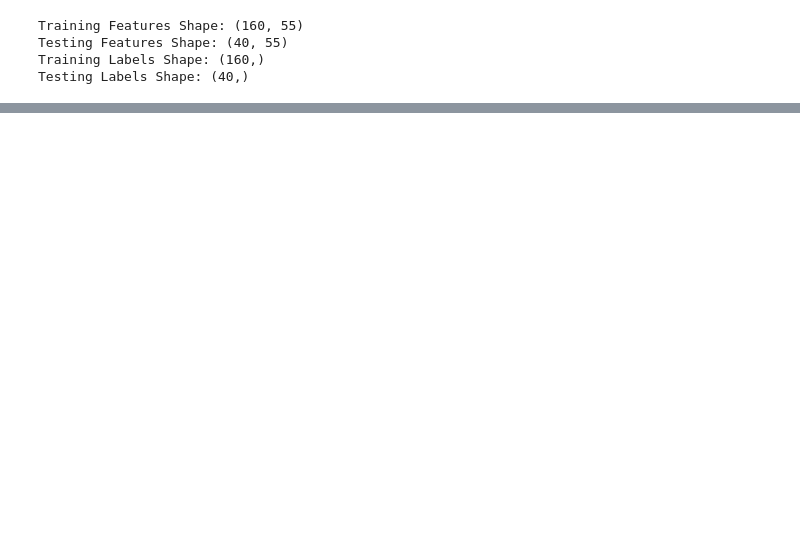
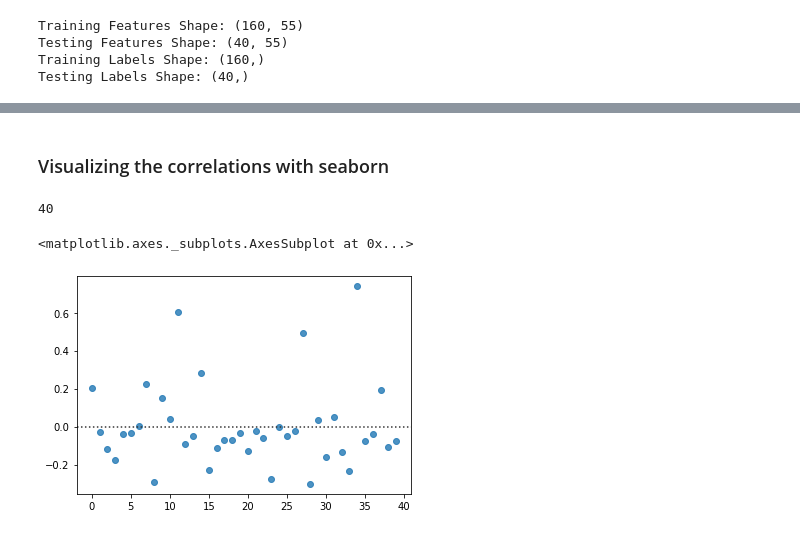
Before and after one commit to lindsera1/GoingViral, a Jupyter notebook: RM_ML_Viz.ipynb, the cells around one changed output, grey strips where cells are left out. Cells and saved outputs as stored; diff of their text form; code cells hidden in the pictures; blank space fills up the shorter version.

```diff
--- a/RM_ML_Viz.ipynb
+++ b/RM_ML_Viz.ipynb
@@ -159,0 +181,13 @@ r2_score(y_true, y_pred)
+# %% [markdown]
+### Visualizing the correlations with seaborn
+# %%
+# Calculating the lenght of the array for plotting the y-true and y_pred
+len(y_true)
+# %% [output]
+40
+# %%
+# Plotting the result of the regression model y_pred vs y_true (residuals)
+sns.residplot(x=list(range(40)) , y=y_true-y_pred,)
+# %% [output]
+<matplotlib.axes._subplots.AxesSubplot at 0x...>
+[figure, added]
```
Also changed, not shown: parts of 20 cells of this notebook.
